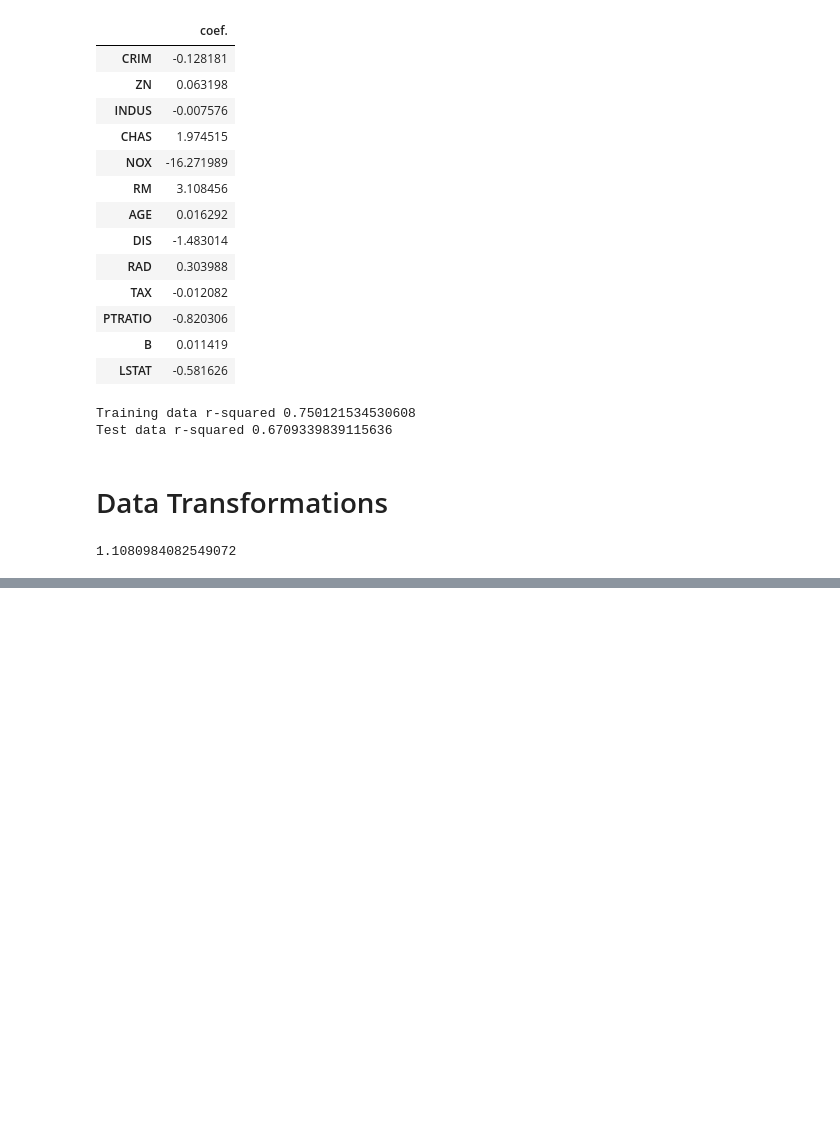
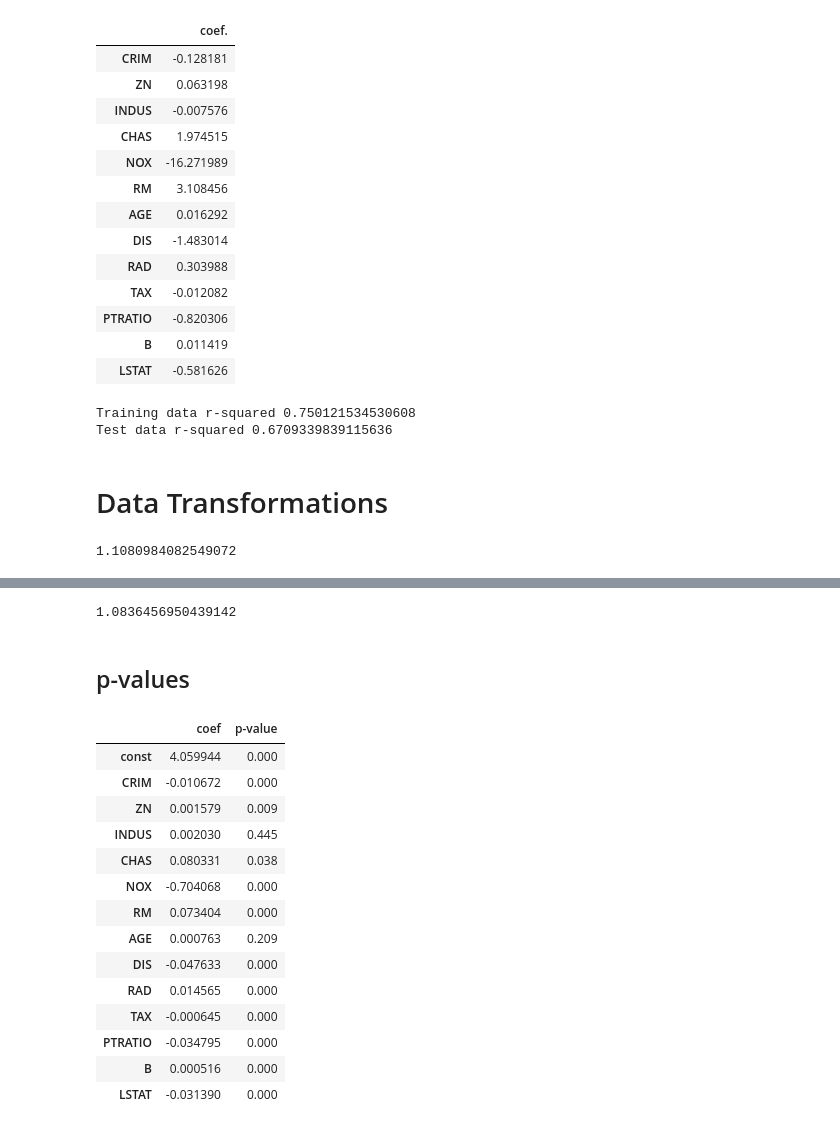
Before and after one commit to gxgarciat/Playground-DataAnalysis, a Jupyter notebook: 8_HousePriceData_MultivariableRegression.ipynb, the cells around one changed output, grey strips where cells are left out. Saved outputs shown, nothing was run; the diff lists cells and outputs as text; code cells hidden in the pictures; blank space fills up the shorter version.

```diff
--- a/8_HousePriceData_MultivariableRegression.ipynb
+++ b/8_HousePriceData_MultivariableRegression.ipynb
@@ -543,0 +559,18 @@ plt.show()
+# %%
+prices = np.log(data['PRICE']) # Using log prices
+features = data.drop('PRICE',axis=1)
+
+
+# Tuple unpacking
+X_train, X_test, y_train, y_test = train_test_split(features,prices,test_size=0.2,random_state=10) # Shuffling the data - 80/20 split
+
+regr = LinearRegression()
+regr.fit(X_train,y_train) # Training dataset
+
+
+print('Training data r-squared',regr.score(X_train,y_train))
+print('Test data r-squared',regr.score(X_test,y_test))
+
+
+print('Intercept',regr.intercept_)
+pd.DataFrame(data=regr.coef_,index=X_train.columns,columns=['coef.'])
@@ -543,0 +603,39 @@ plt.show()
+# %%
+# Answering the question
+
+np.e**0.080331
+
+# People are willing to pay 1083 more dollars when living near to the river
+# %% [output]
+1.0836456950439142
+# %% [markdown]
+## p-values
+# %%
+X_incl_const = sm.add_constant(X_train)
+
+model = sm.OLS(y_train,X_incl_const)
+
+results = model.fit()
+
+#results.params
+#results.pvalues
+
+pd.DataFrame({'coef': results.params,'p-value':round(results.pvalues,3)})
+
+# p-values over 0.05 are not significant
+# %% [output]
+|  | coef | p-value |
+| const | 4.059944 | 0.000 |
+| CRIM | -0.010672 | 0.000 |
+| ZN | 0.001579 | 0.009 |
+| INDUS | 0.002030 | 0.445 |
+| CHAS | 0.080331 | 0.038 |
+| NOX | -0.704068 | 0.000 |
+| RM | 0.073404 | 0.000 |
+| AGE | 0.000763 | 0.209 |
+| DIS | -0.047633 | 0.000 |
+| RAD | 0.014565 | 0.000 |
+| TAX | -0.000645 | 0.000 |
+| PTRATIO | -0.034795 | 0.000 |
+| B | 0.000516 | 0.000 |
+| LSTAT | -0.031390 | 0.000 |
```
Also changed, not shown: parts of 33 cells of this notebook.
